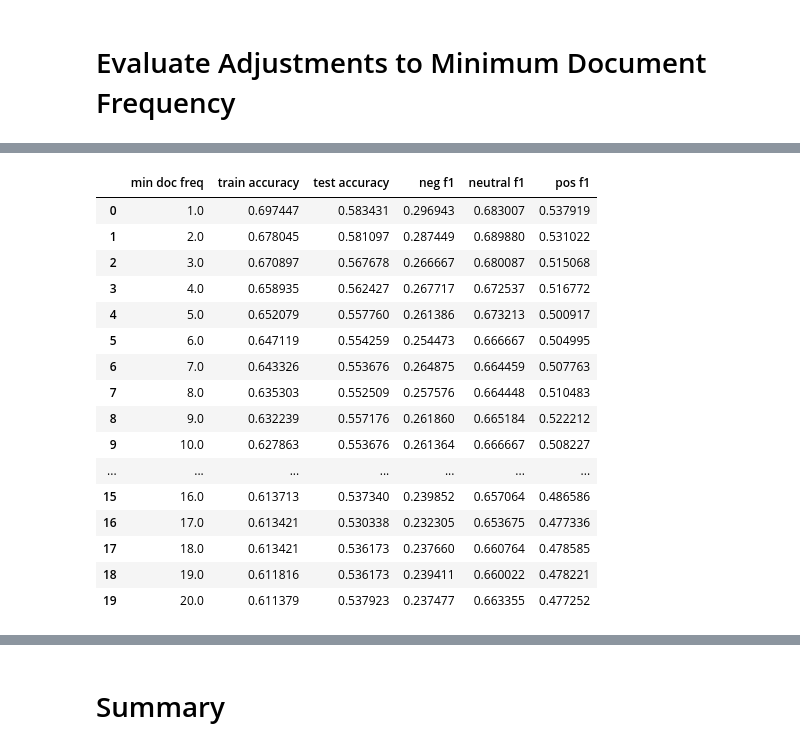
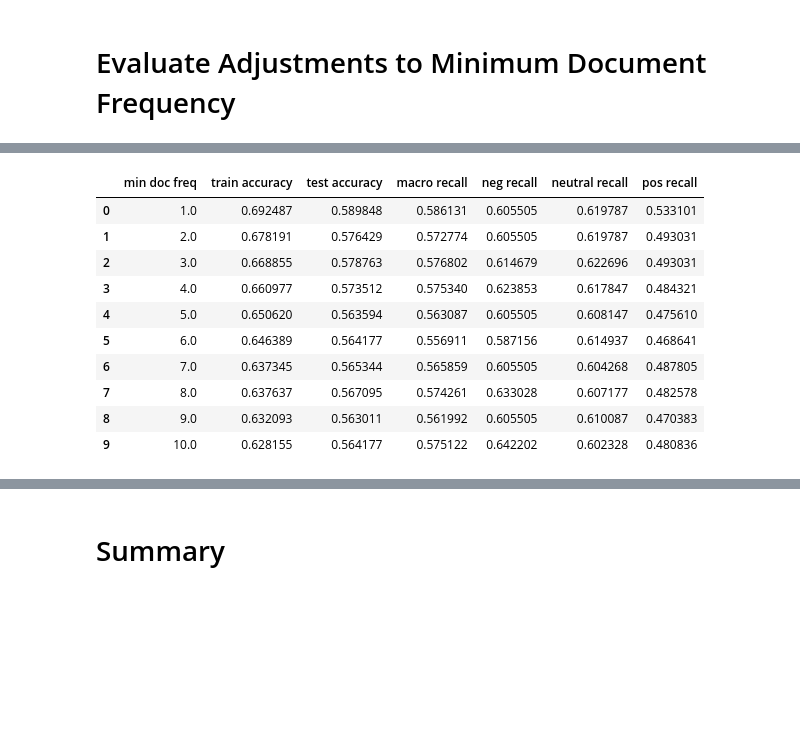
Before and after one commit to merb92/Twitter-Sentiment-Analysis, a Jupyter notebook: smv_model_02.ipynb, the cells around one changed output, grey strips where cells are left out. Cells and saved outputs as stored; diff of their text form; code cells hidden in the pictures; blank space fills up the shorter version.

```diff
--- a/smv_model_02.ipynb
+++ b/smv_model_02.ipynb
@@ -45,6 +46,9 @@ df.head()
 | 2 | can not wait for #ipad also they ... | iPad | Positive emotion | ['can', 'not', 'wait', 'for', '#i... |
 | 3 | i hope this year's festival isn't... | iPad or iPhone App | Negative emotion | ['i', 'hope', 'this', "year's", '... |
 | 4 | great stuff on fri #sxsw: marissa... | Google | Positive emotion | ['great', 'stuff', 'on', 'fri', '... |
+# %%
+# convert list of strings represented as a string to a list of strings
+df.tokens = df.tokens.map(ast.literal_eval)
 # %%
 data = df[['tokens', 'is_there_an_emotion_directed_at_a_brand_or_product']]
 # %%
@@ -82,6 +86,10 @@ y_train_enc = le.fit_transform(y_train)
 y_test_enc = le.transform(y_test)
 # %% [markdown]
 # Evaluate Adjustments to Minimum Document Frequency
+# %%
+def passthrough(doc):
+    """passthrough function for use in the pipeline because the text is already tokenized"""
+    return doc
 # %%
 def train_and_eval_model(min_df):
     """
@@ -89,9 +97,12 @@ def train_and_eval_model(min_df):
     classifier with a specified minimum document frequency.
     """
 
-    pipeline = Pipeline([('bow',CountVectorizer(min_df=min_df)),
+    pipeline = Pipeline([('bow',CountVectorizer(min_df=min_df,
+                                                preprocessor=passthrough,
+                                                tokenizer=passthrough)),
                          ('tfidf', TfidfTransformer()),
-                         ('smote', SMOTE(random_state=RANDOM_STATE, n_jobs=-1)),
+                         ('smote', SMOTE(random_state=RANDOM_STATE,
+                                         n_jobs=-1)),
                          ('classifier', SGDClassifier(loss='hinge',
                                                       penalty='l2',
                                                       alpha=1e-3,
@@ -116,27 +127,21 @@ def train_and_eval_model(min_df):
                                                                  le.classes_,
                                                                  'Test')
 
-#     lb = LabelBinarizer()
-#     lb.fit(y_test_enc)
-#     y_test_multi = lb.transform(y_test_enc)
-#     y_hat_test_multi = pipeline.predict_proba(X_test)
-
-#     evaluation_functions.pr_curves(y_test_multi, y_hat_test_multi, le.classes_)
-
     train_accuracy = accuracy_score(y_train_enc, pipeline.predict(X_train))
 
     test_accuracy = accuracy_score(y_test_enc, pipeline.predict(X_test))
 
-    f1_scores = f1_score(y_test_enc, pipeline.predict(X_test), average=None)
+    ave_macro_recall = recall_score(y_test_enc, pipeline.predict(X_test), average='macro')
+    recall_scores = recall_score(y_test_enc, pipeline.predict(X_test), average=None)
 
-    test_results = np.append(np.array([min_df, train_accuracy, test_accuracy]),
-                             f1_scores)
+    test_results = np.append(np.array([min_df, train_accuracy, test_accuracy, ave_macro_recall]),
+                             recall_scores)
 
     return test_results
 # %%
 metrics_summary = []
 
-for min_df in range(1,21):
+for min_df in range(1,11):
     test_scores = train_and_eval_model(min_df)
     metrics_summary.append(test_scores)
 # %% [output]
@@ -196,29 +201,24 @@ No emotion toward brand or product       0.79      0.61      0.69      1031
 # %%
 metrics_summary_df = pd.DataFrame(metrics_summary,
                                   columns=['min doc freq',
                                            'train accuracy',
                                            'test accuracy',
-                                          'neg f1',
-                                          'neutral f1',
-                                          'pos f1'])
+                                           'macro recall',
+                                          'neg recall',
+                                          'neutral recall',
+                                          'pos recall'])
 
 metrics_summary_df
 # %% [output]
-|  | min doc freq | train accuracy | test accuracy | neg f1 | neutral f1 | pos f1 |
-| 0 | 1.0 | 0.697447 | 0.583431 | 0.296943 | 0.683007 | 0.537919 |
-| 1 | 2.0 | 0.678045 | 0.581097 | 0.287449 | 0.689880 | 0.531022 |
-| 2 | 3.0 | 0.670897 | 0.567678 | 0.266667 | 0.680087 | 0.515068 |
-| 3 | 4.0 | 0.658935 | 0.562427 | 0.267717 | 0.672537 | 0.516772 |
-| 4 | 5.0 | 0.652079 | 0.557760 | 0.261386 | 0.673213 | 0.500917 |
-| 5 | 6.0 | 0.647119 | 0.554259 | 0.254473 | 0.666667 | 0.504995 |
-| 6 | 7.0 | 0.643326 | 0.553676 | 0.264875 | 0.664459 | 0.507763 |
-| 7 | 8.0 | 0.635303 | 0.552509 | 0.257576 | 0.664448 | 0.510483 |
-| 8 | 9.0 | 0.632239 | 0.557176 | 0.261860 | 0.665184 | 0.522212 |
-| 9 | 10.0 | 0.627863 | 0.553676 | 0.261364 | 0.666667 | 0.508227 |
-| ... | ... | ... | ... | ... | ... | ... |
-| 15 | 16.0 | 0.613713 | 0.537340 | 0.239852 | 0.657064 | 0.486586 |
-| 16 | 17.0 | 0.613421 | 0.530338 | 0.232305 | 0.653675 | 0.477336 |
-| 17 | 18.0 | 0.613421 | 0.536173 | 0.237660 | 0.660764 | 0.478585 |
-| 18 | 19.0 | 0.611816 | 0.536173 | 0.239411 | 0.660022 | 0.478221 |
-| 19 | 20.0 | 0.611379 | 0.537923 | 0.237477 | 0.663355 | 0.477252 |
+|  | min doc freq | train accuracy | test accuracy | macro recall | neg recall | neutral recall | pos recall |
+| 0 | 1.0 | 0.692487 | 0.589848 | 0.586131 | 0.605505 | 0.619787 | 0.533101 |
+| 1 | 2.0 | 0.678191 | 0.576429 | 0.572774 | 0.605505 | 0.619787 | 0.493031 |
+| 2 | 3.0 | 0.668855 | 0.578763 | 0.576802 | 0.614679 | 0.622696 | 0.493031 |
+| 3 | 4.0 | 0.660977 | 0.573512 | 0.575340 | 0.623853 | 0.617847 | 0.484321 |
+| 4 | 5.0 | 0.650620 | 0.563594 | 0.563087 | 0.605505 | 0.608147 | 0.475610 |
+| 5 | 6.0 | 0.646389 | 0.564177 | 0.556911 | 0.587156 | 0.614937 | 0.468641 |
+| 6 | 7.0 | 0.637345 | 0.565344 | 0.565859 | 0.605505 | 0.604268 | 0.487805 |
+| 7 | 8.0 | 0.637637 | 0.567095 | 0.574261 | 0.633028 | 0.607177 | 0.482578 |
+| 8 | 9.0 | 0.632093 | 0.563011 | 0.561992 | 0.605505 | 0.610087 | 0.470383 |
+| 9 | 10.0 | 0.628155 | 0.564177 | 0.575122 | 0.642202 | 0.602328 | 0.480836 |
 # %%
```
Also changed, not shown: parts of 6 cells of this notebook.
